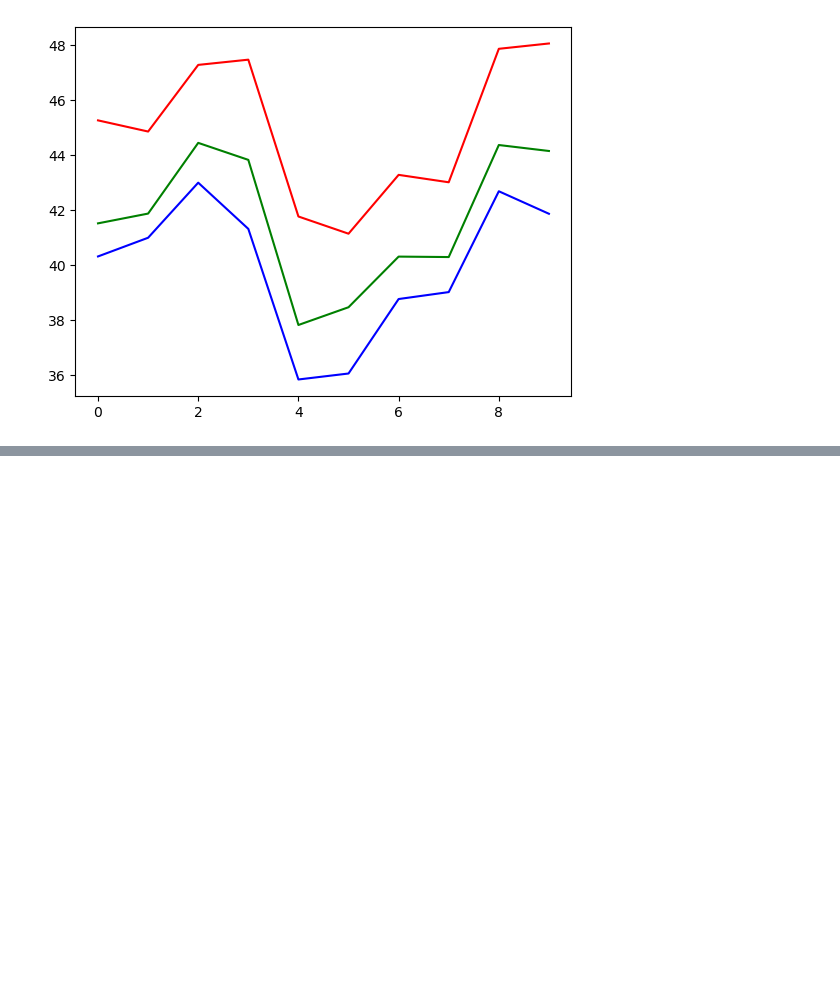
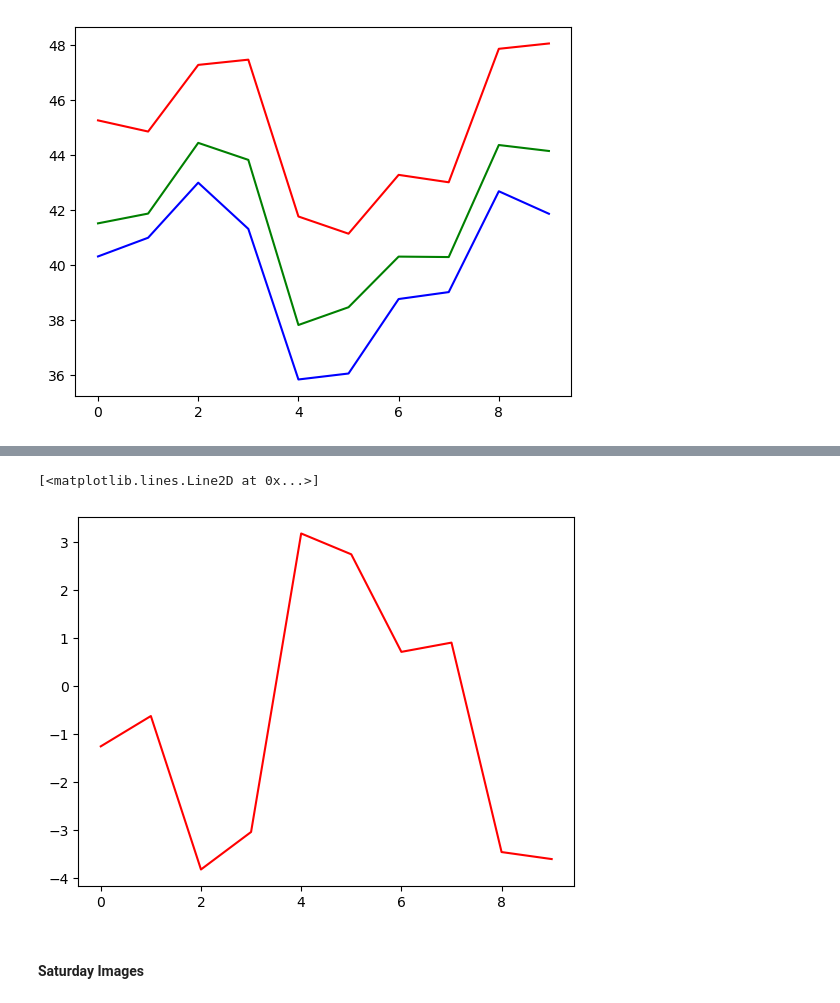
Before and after one commit to akansh12/LR-car_detect_research, a Jupyter notebook: notebooks/variance.ipynb, the cells around one changed output, grey strips where cells are left out. Saved outputs shown, nothing was run; the diff lists cells and outputs as text; code cells hidden in the pictures; blank space fills up the shorter version.

```diff
--- a/notebooks/variance.ipynb
+++ b/notebooks/variance.ipynb
@@ -165,0 +222,14 @@ plt.plot(std_b, label='std_b', color='blue')
+# %%
+#difference of standard deviation of median image and each image
+std_diff = []
+for i in range(len(l)):
+    img = rioxarray.open_rasterio(df[df.label == 1].image_path.values[l[i]])
+    img = img.data[0:3].transpose(1, 2, 0)
+    std_diff.append(np.std(med_img_arr) - np.std(img))
+
+plt.plot(std_diff, label='std_diff', color='red')
+# %% [output]
+[<matplotlib.lines.Line2D at 0x...>]
+[figure, added]
+# %% [markdown]
+#### Saturday Images
```
Also changed, not shown: parts of 5 cells of this notebook.
